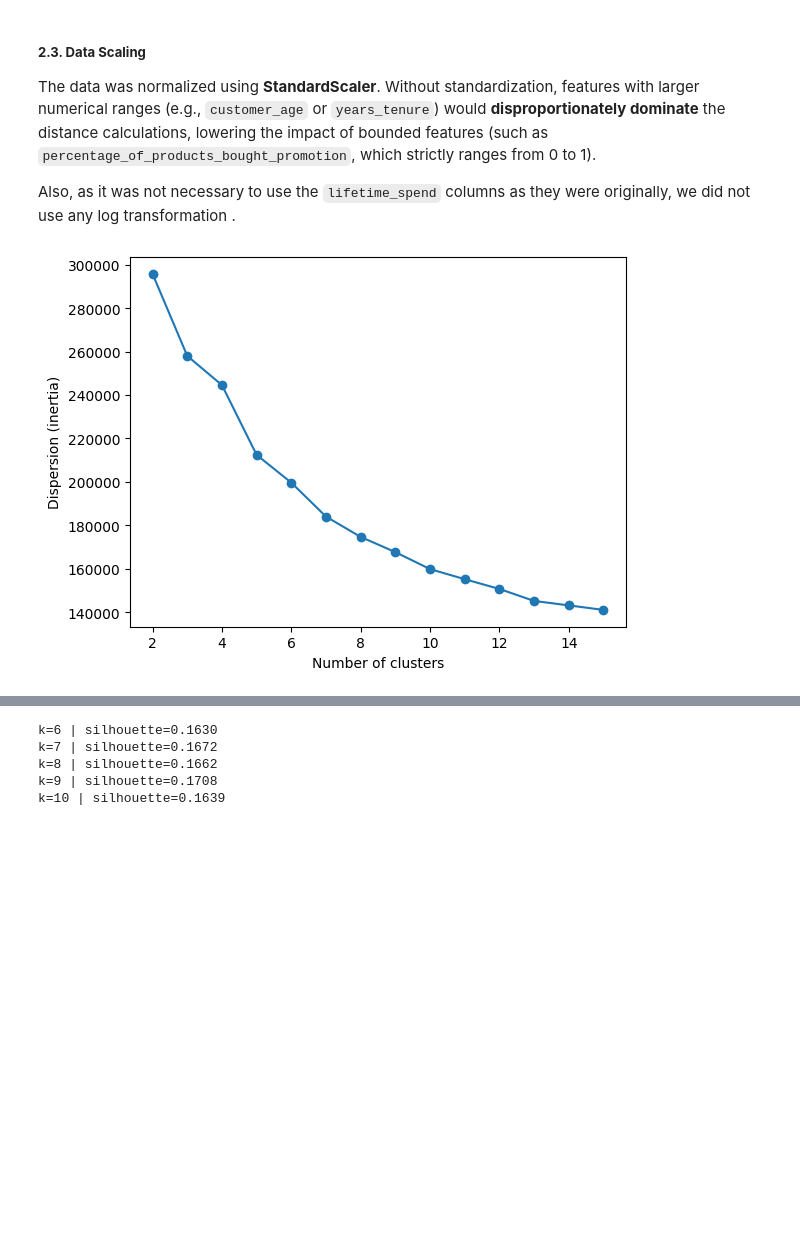
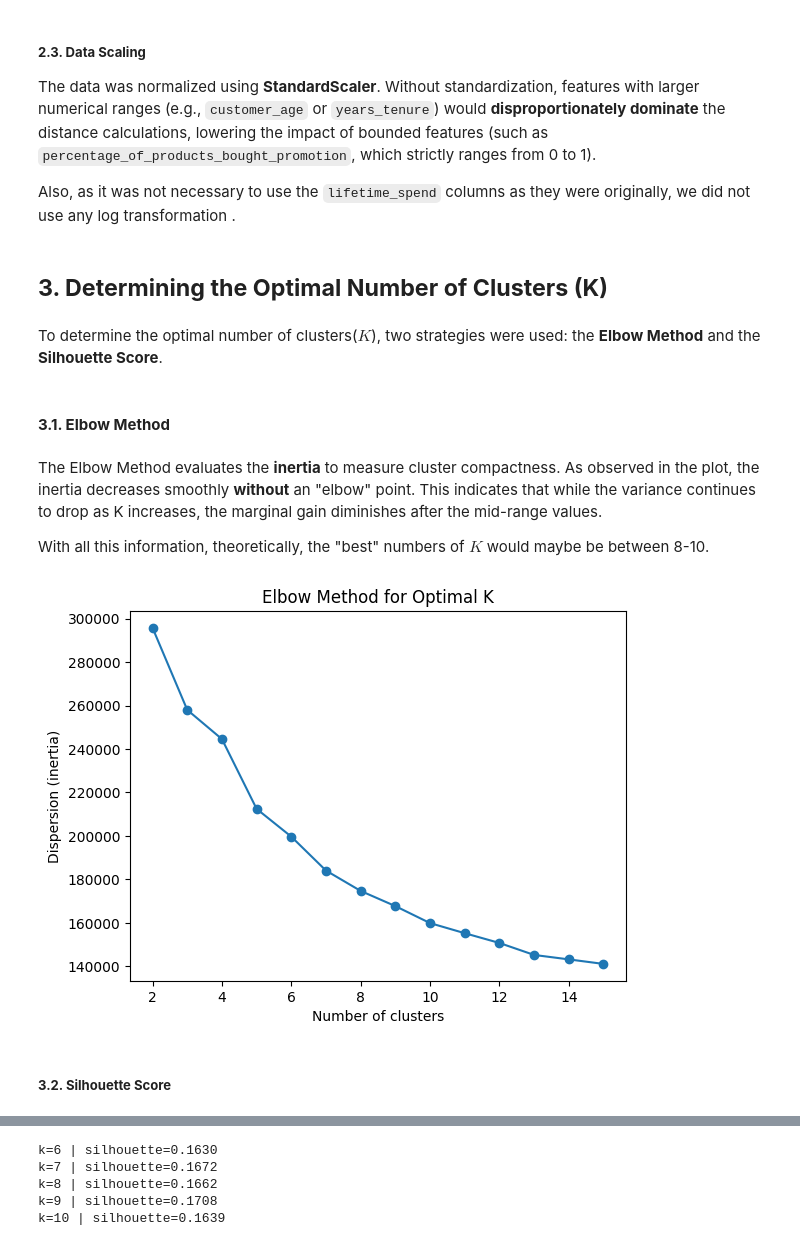
Before and after one commit to tiago2806/ml_project, a Jupyter notebook: notebooks/03_modelling.ipynb, the cells around one changed output, grey strips where cells are left out. Saved outputs shown, nothing was run; the diff lists cells and outputs as text; code cells hidden in the pictures; blank space fills up the shorter version.

```diff
--- a/notebooks/03_modelling.ipynb
+++ b/notebooks/03_modelling.ipynb
@@ -104,18 +105,20 @@ Also, as it was not necessary to use the `lifetime_spend` columns as they were o
 .
 # %%
 X_scaled = scaling(X) #Standard Scaler
+# %% [markdown]
+## **3. Determining the Optimal Number of Clusters (K)**
+# %% [markdown]
+To determine the optimal number of clusters($K$), two strategies were used: the **Elbow Method** and the **Silhouette Score**.
+# %% [markdown]
+#### **3.1. Elbow Method**
+# %% [markdown]
+The Elbow Method evaluates the **inertia** to measure cluster compactness.
+As observed in the plot, the inertia decreases smoothly **without** an "elbow" point. This indicates that while the variance continues to drop as K increases, the marginal gain diminishes after the mid-range values.
+
+With all this information, theoretically, the "best" numbers of $K$ would maybe be between 8-10.
 # %%
-K_range = 15
-
-inertias = []
-
-for k in range(2, K_range+1):
-    experimental_kmeans = KMeans(n_clusters=k, random_state=42).fit(X_scaled)
-    inertias.append(experimental_kmeans.inertia_)
-
-plt.plot(range(2, K_range+1), inertias, marker='o')
-plt.xlabel('Number of clusters')
-plt.ylabel('Dispersion (inertia)')
-plt.show()
+plot_elbow(X_scaled, k_range= 15)
 # %% [output]
-[figure, old version]
+[figure, new version]
+# %% [markdown]
+##### **3.2. Silhouette Score**
```
Also changed, not shown: parts of 3 cells of this notebook.
